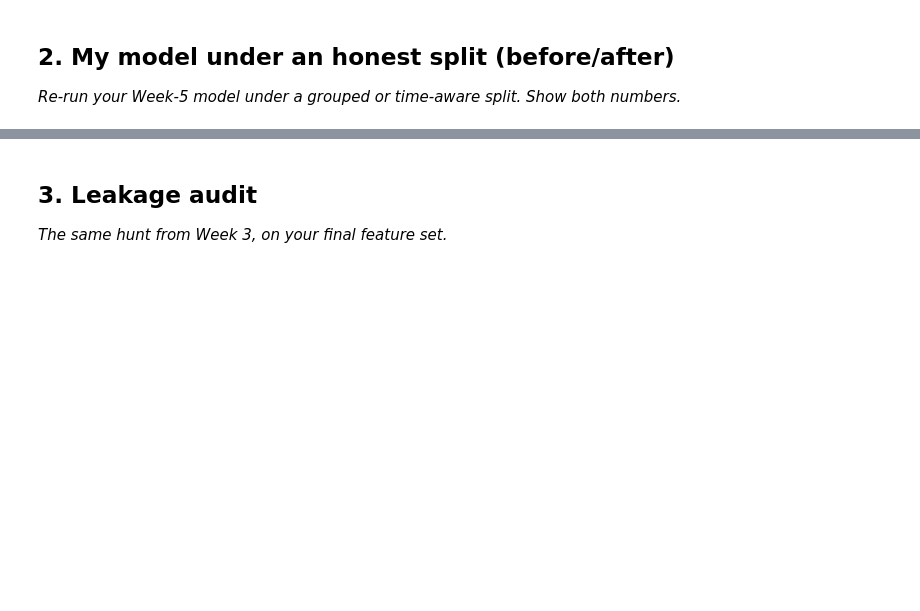
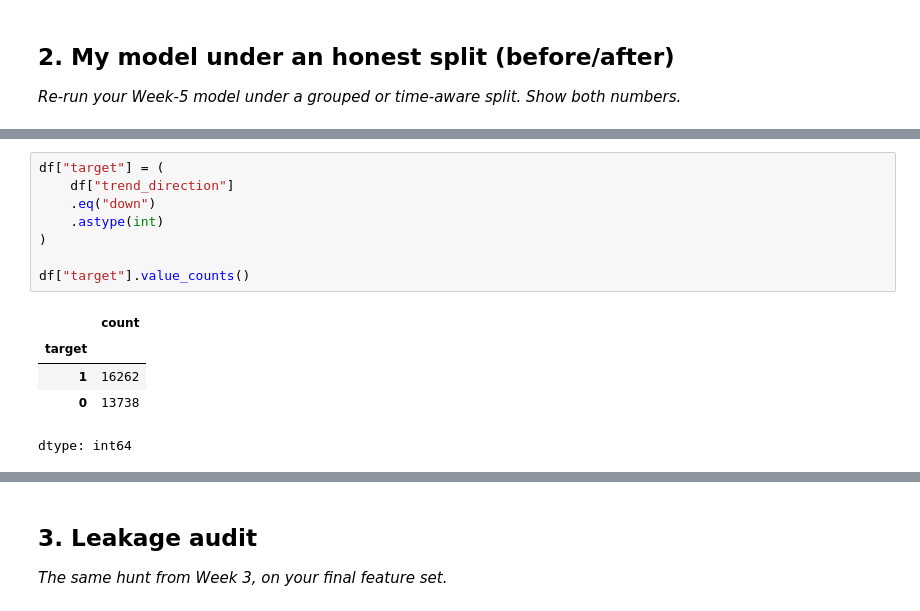
Before and after one commit to Mahid-Imran/flyrank-ml-internship-mahid-assignment2, a Jupyter notebook: work/notebooks/w06_validation_audit.ipynb, the cells around one changed output, grey strips where cells are left out. Drawn from its saved outputs; the diff is of its cells as text; blank space fills up the shorter version.

```diff
--- a/work/notebooks/w06_validation_audit.ipynb
+++ b/work/notebooks/w06_validation_audit.ipynb
@@ -22,0 +121,14 @@ This skeleton is yours to fill. Work the sections **in order** — each one has
+# %%
+df["target"] = (
+    df["trend_direction"]
+    .eq("down")
+    .astype(int)
+)
+
+df["target"].value_counts()
+# %% [output]
+|  | count |
+| target |  |
+| 1 | 16262 |
+| 0 | 13738 |
+dtype: int64
```
Also changed, not shown: parts of 17 cells of this notebook.
